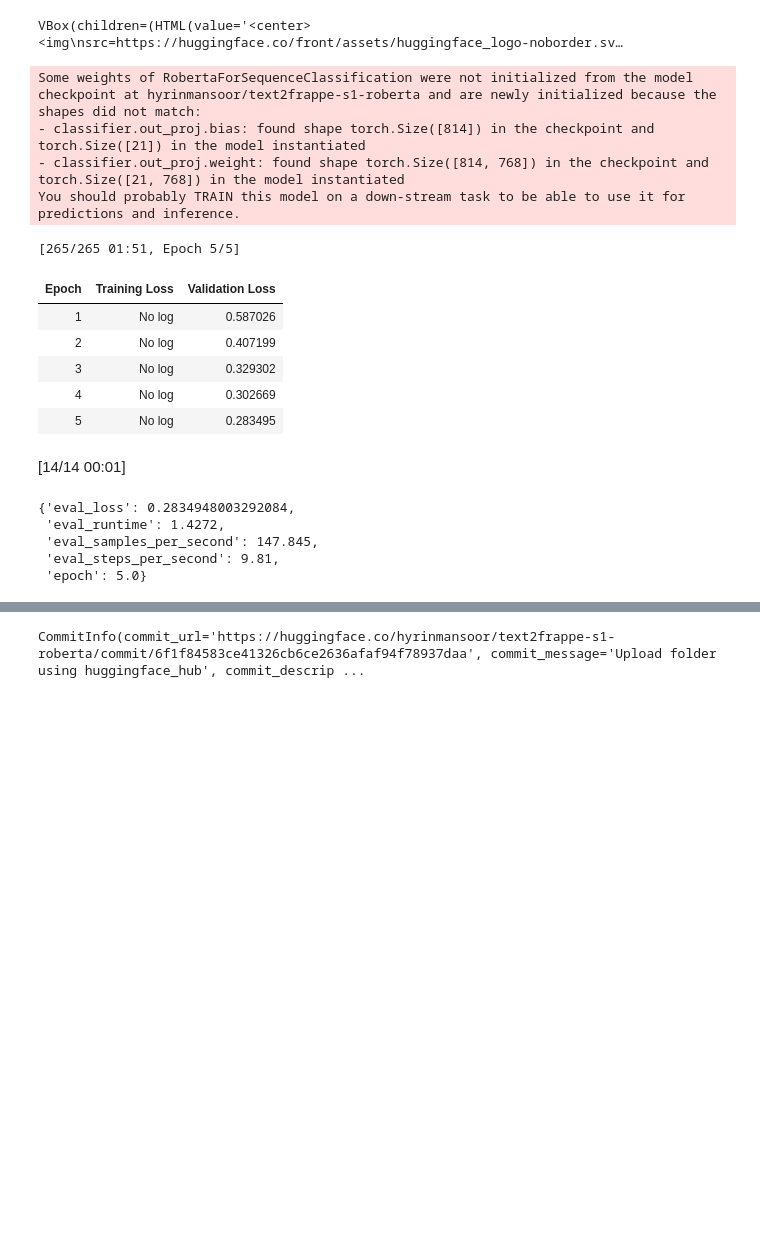
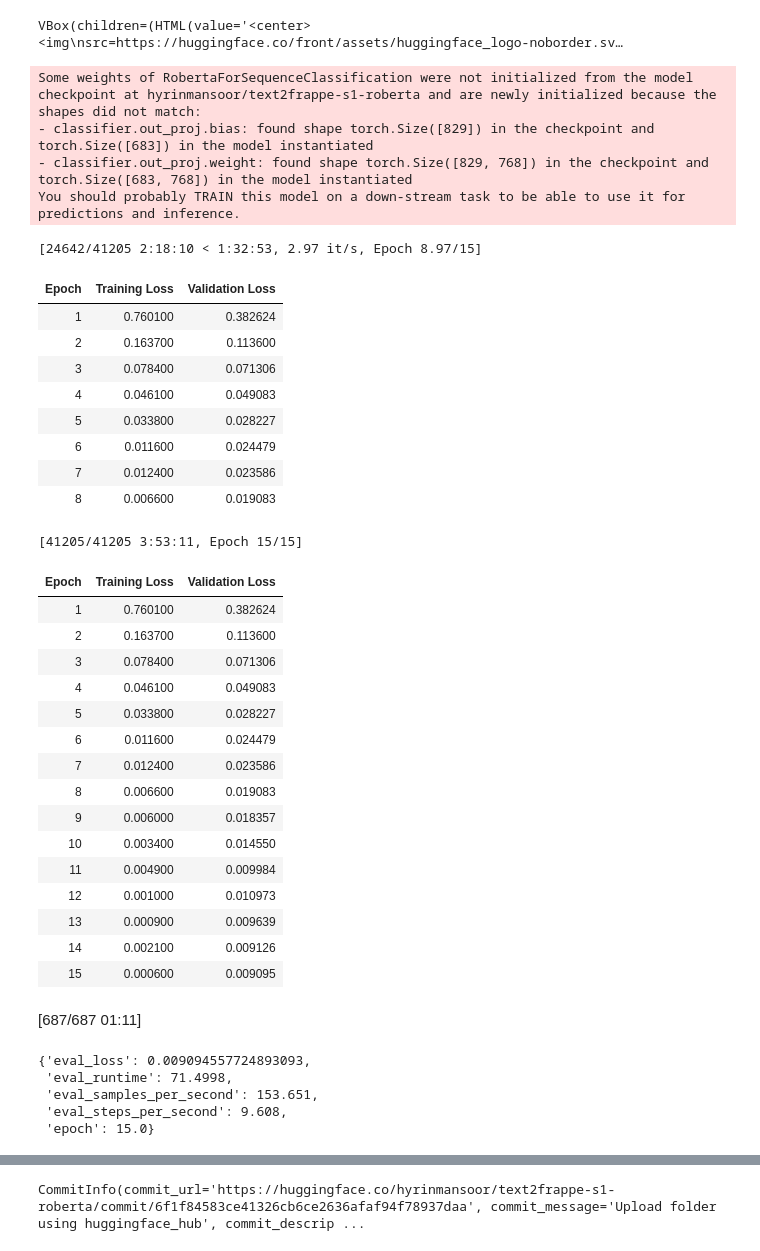
Before and after one commit to ERPGulf/changAI, a Jupyter notebook: changai/notebooks/s1_roberta.ipynb, the cells around one changed output, grey strips where cells are left out. Drawn from its saved outputs; the diff is of its cells as text; code cells hidden in the pictures; blank space fills up the shorter version.

```diff
--- a/changai/notebooks/s1_roberta.ipynb
+++ b/changai/notebooks/s1_roberta.ipynb
@@ -26,6 +41,6 @@ Successfully installed nvidia-cublas-cu12-12.4.5.8 nvidia-cuda-cupti-cu12-12.4.1
 # %%
 import json
-with open('/content/roberta data v1.json') as f:
+with open('/content/combined_output_v1.json') as f:
     raw_data = json.load(f)
 # %%
 from datasets import Dataset
@@ -49,12 +64,12 @@ print(train_dataset.column_names)
 # %% [output]
 ['input', 'output']
 # %%
-doctypes = sorted(list(set([record['output'] for record in raw_data])))
+doctypes = sorted(list(set([','.join(record['output']) if isinstance(record['output'], list) else record['output'] for record in raw_data])))
 
 label2id = {label: idx for idx, label in enumerate(doctypes)}
 id2label = {idx: label for label, idx in label2id.items()}
 def encode_labels(example):
-    example['label'] = label2id[example['output']]
+    example['label'] = label2id[','.join(example['output']) if isinstance(example['output'], list) else example['output']]
     return example
 
 train_dataset = train_dataset.map(encode_labels)
@@ -75,21 +90,3 @@ with open("doctype_mapping.csv", "w", newline="", encoding="utf-8") as file:
 print("Saved as doctype_mapping.csv")
 # %% [output]
 Saved as doctype_mapping.csv
-# %%
-# As for now we are not working on the multi doctypes questions, roberto can be trained on that case later to predict multi labels.
-def is_single_doctype(example):
-    output = example['output']
-    # If output is a list (bad), or output contains ',' or ' and '
-    if isinstance(output, list):
-        return False
-    if ',' in output or ' and ' in output.lower():
-        return False
-    return True
-
-# Filter train and val datasets
-train_dataset = train_dataset.filter(is_single_doctype)
-val_dataset = val_dataset.filter(is_single_doctype)
-
-# Check sizes after cleaning
-print("Train size after cleaning:", len(train_dataset))
-print("Validation size after cleaning:", len(val_dataset))
@@ -138,57 +135,76 @@ model = AutoModelForSequenceClassification.from_pretrained(model_name)
 from transformers import Trainer, TrainingArguments, AutoModelForSequenceClassification
 
 training_args = TrainingArguments(
-    output_dir="/content/drive/MyDrive/Changai/S1/Model",
+    output_dir="/content/drive/MyDrive/Changai/S1/Model/Model1",
     eval_strategy="epoch",
     learning_rate=2e-5,
     per_device_train_batch_size=16,
     per_device_eval_batch_size=16,
-    num_train_epochs=5,
+    num_train_epochs=15,
     weight_decay=0.01,
     save_total_limit=2,
     save_strategy="epoch",
     report_to="none"
 )
 
 # Load the model with the correct number of labels and mappings
 model_name = "hyrinmansoor/text2frappe-s1-roberta"
 model = AutoModelForSequenceClassification.from_pretrained(
     model_name,
-    num_labels=len(doctypes), # Pass the number of labels
     id2label=id2label,       # Pass the id2label mapping
     label2id=label2id ,
     ignore_mismatched_sizes=True# Pass the label2id mapping
 )
 
 # Create Trainer instance
 trainer = Trainer(
     model=model,
     args=training_args,
     train_dataset=tokenized_train,
     eval_dataset=tokenized_val
 )
 
 # Train the model
 trainer.train()
 
 # Evaluate the model
 trainer.evaluate()
 # %% [output]
 Some weights of RobertaForSequenceClassification were not initialized from the model checkpoint at hyrinmansoor/text2frappe-s1-roberta and are newly initialized because the shapes did not match:
-- classifier.out_proj.bias: found shape torch.Size([814]) in the checkpoint and torch.Size([21]) in the model instantiated
-- classifier.out_proj.weight: found shape torch.Size([814, 768]) in the checkpoint and torch.Size([21, 768]) in the model instantiated
+- classifier.out_proj.bias: found shape torch.Size([829]) in the checkpoint and torch.Size([683]) in the model instantiated
+- classifier.out_proj.weight: found shape torch.Size([829, 768]) in the checkpoint and torch.Size([683, 768]) in the model instantiated
 You should probably TRAIN this model on a down-stream task to be able to use it for predictions and inference.
-[265/265 01:51, Epoch 5/5]
+[24642/41205 2:18:10 < 1:32:53, 2.97 it/s, Epoch 8.97/15]
 | Epoch | Training Loss | Validation Loss |
-| 1 | No log | 0.587026 |
-| 2 | No log | 0.407199 |
-| 3 | No log | 0.329302 |
-| 4 | No log | 0.302669 |
-| 5 | No log | 0.283495 |
+| 1 | 0.760100 | 0.382624 |
+| 2 | 0.163700 | 0.113600 |
+| 3 | 0.078400 | 0.071306 |
+| 4 | 0.046100 | 0.049083 |
+| 5 | 0.033800 | 0.028227 |
+| 6 | 0.011600 | 0.024479 |
+| 7 | 0.012400 | 0.023586 |
+| 8 | 0.006600 | 0.019083 |
+[41205/41205 3:53:11, Epoch 15/15]
+| Epoch | Training Loss | Validation Loss |
+| 1 | 0.760100 | 0.382624 |
+| 2 | 0.163700 | 0.113600 |
+| 3 | 0.078400 | 0.071306 |
+| 4 | 0.046100 | 0.049083 |
+| 5 | 0.033800 | 0.028227 |
+| 6 | 0.011600 | 0.024479 |
+| 7 | 0.012400 | 0.023586 |
+| 8 | 0.006600 | 0.019083 |
+| 9 | 0.006000 | 0.018357 |
+| 10 | 0.003400 | 0.014550 |
+| 11 | 0.004900 | 0.009984 |
+| 12 | 0.001000 | 0.010973 |
+| 13 | 0.000900 | 0.009639 |
+| 14 | 0.002100 | 0.009126 |
+| 15 | 0.000600 | 0.009095 |
-[14/14 00:01]
+[687/687 01:11]
-{'eval_loss': 0.2834948003292084,
- 'eval_runtime': 1.4272,
- 'eval_samples_per_second': 147.845,
- 'eval_steps_per_second': 9.81,
- 'epoch': 5.0}
+{'eval_loss': 0.009094557724893093,
+ 'eval_runtime': 71.4998,
+ 'eval_samples_per_second': 153.651,
+ 'eval_steps_per_second': 9.608,
+ 'epoch': 15.0}
 # %%
```
Also changed, not shown: parts of 12 cells of this notebook.
